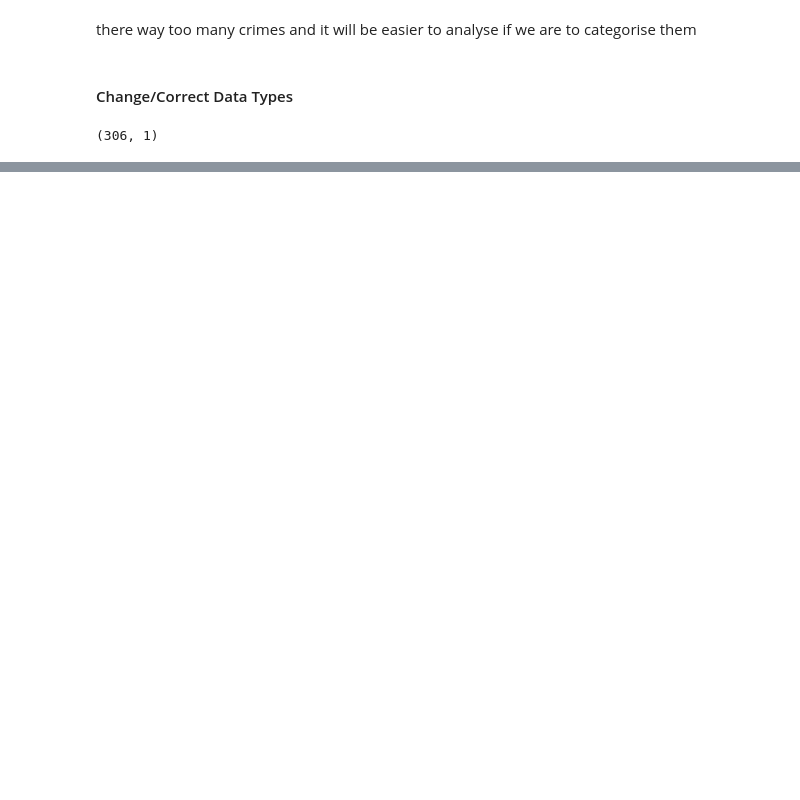
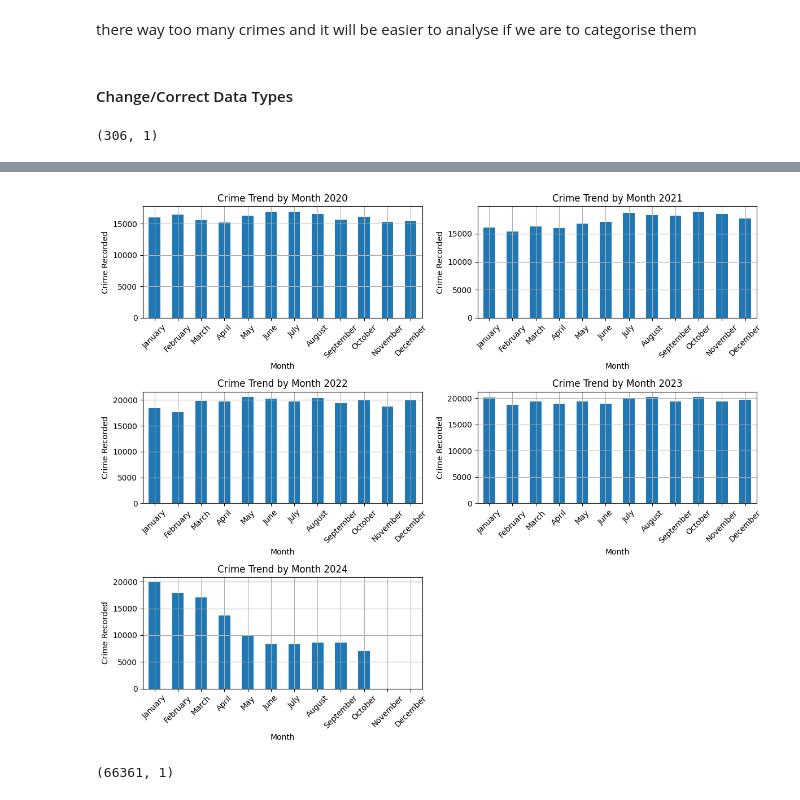
Before and after one commit to safoisgod/DataExploration, a Jupyter notebook: LAPD 2020 -2024 Crime Data Analysis/LAPD 2020 -2024 Crime Data Analysis.ipynb, the cells around one changed output, grey strips where cells are left out. Drawn from its saved outputs; the diff is of its cells as text; code cells hidden in the pictures; blank space fills up the shorter version.

```diff
--- a/LAPD 2020 -2024 Crime Data Analysis/LAPD 2020 -2024 Crime Data Analysis.ipynb
+++ b/LAPD 2020 -2024 Crime Data Analysis/LAPD 2020 -2024 Crime Data Analysis.ipynb
@@ -530,0 +536,33 @@ array(['CYBERSPACE', 'WEBSITE', 'GARAGE/CARPORT',
+# %%
+years = df["year"].unique().tolist()
+years.sort()
+# %%
+# Create a figure with subplots for each year (4 plots)
+plt.figure(figsize=(12, 10))
+
+# Loop through the years and create a subplot for each
+for i, year in enumerate(years, start=1):
+    plt.subplot(3, 2, i)  # Creates a 2x2 grid of subplots
+    crime_by_month = df[df['year'] == year].groupby('month').size().reindex(
+        ['January', 'February', 'March', 'April', 'May', 'June',
+         'July', 'August', 'September', 'October', 'November', 'December'], fill_value=0
+    )
+
+    # Plot sales for the year (months on x-axis, sales on y-axis)
+    crime_by_month.plot(kind='bar', title= f'Crime Trend by Month {year}')
+
+    # Set the title, labels, and legend
+    plt.xlabel('Month')
+    plt.ylabel('Crime Recorded')
+    plt.xticks(rotation=45)
+    plt.grid(True)
+    plt.tight_layout()
+
+# Show the plots
+plt.show()
+# %% [output]
+[figure, added]
+# %%
+pd.DataFrame(df['location'].unique(), columns=['location']).shape
+# %% [output]
+(66361, 1)
```
Also changed, not shown: parts of 21 cells of this notebook.
